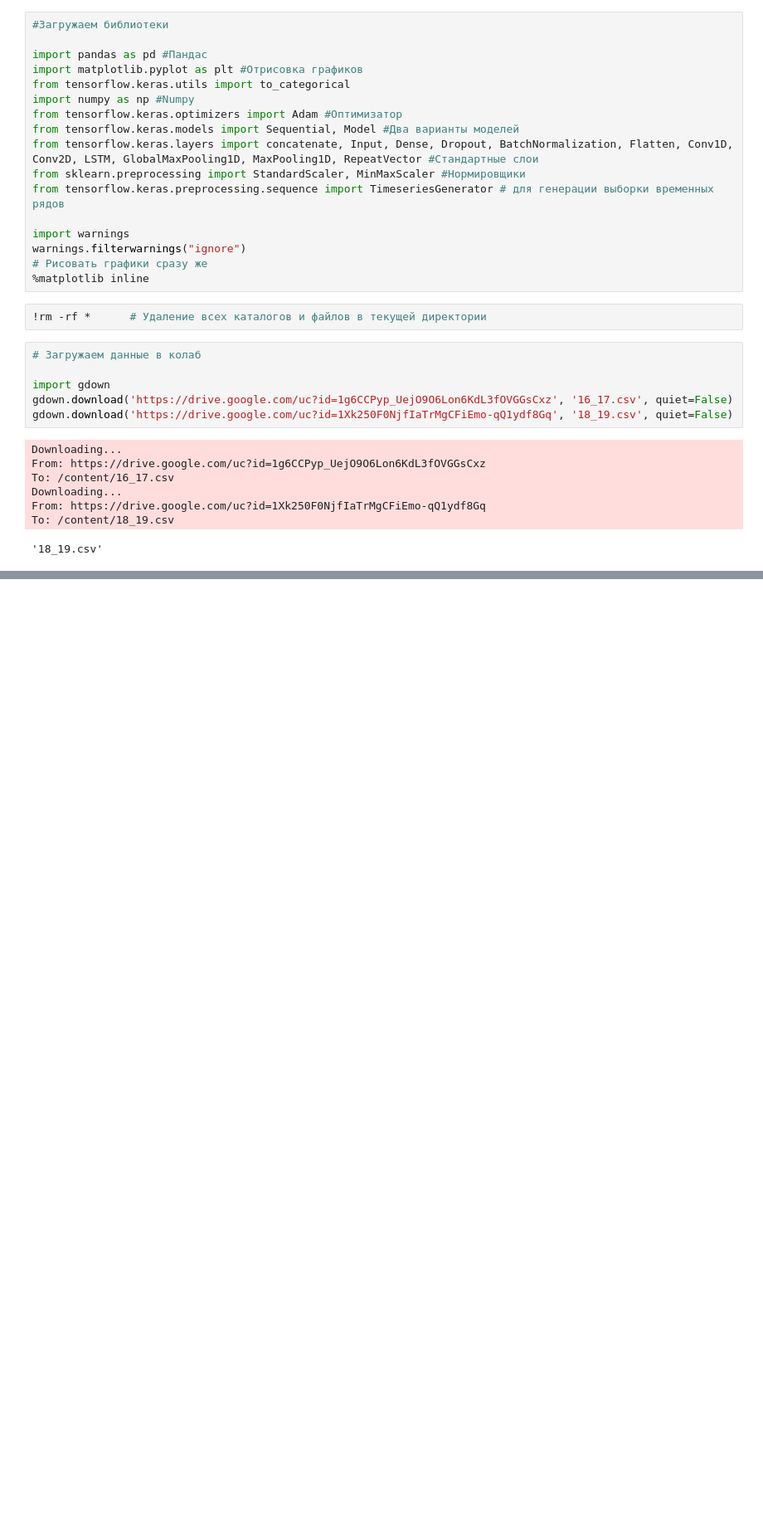
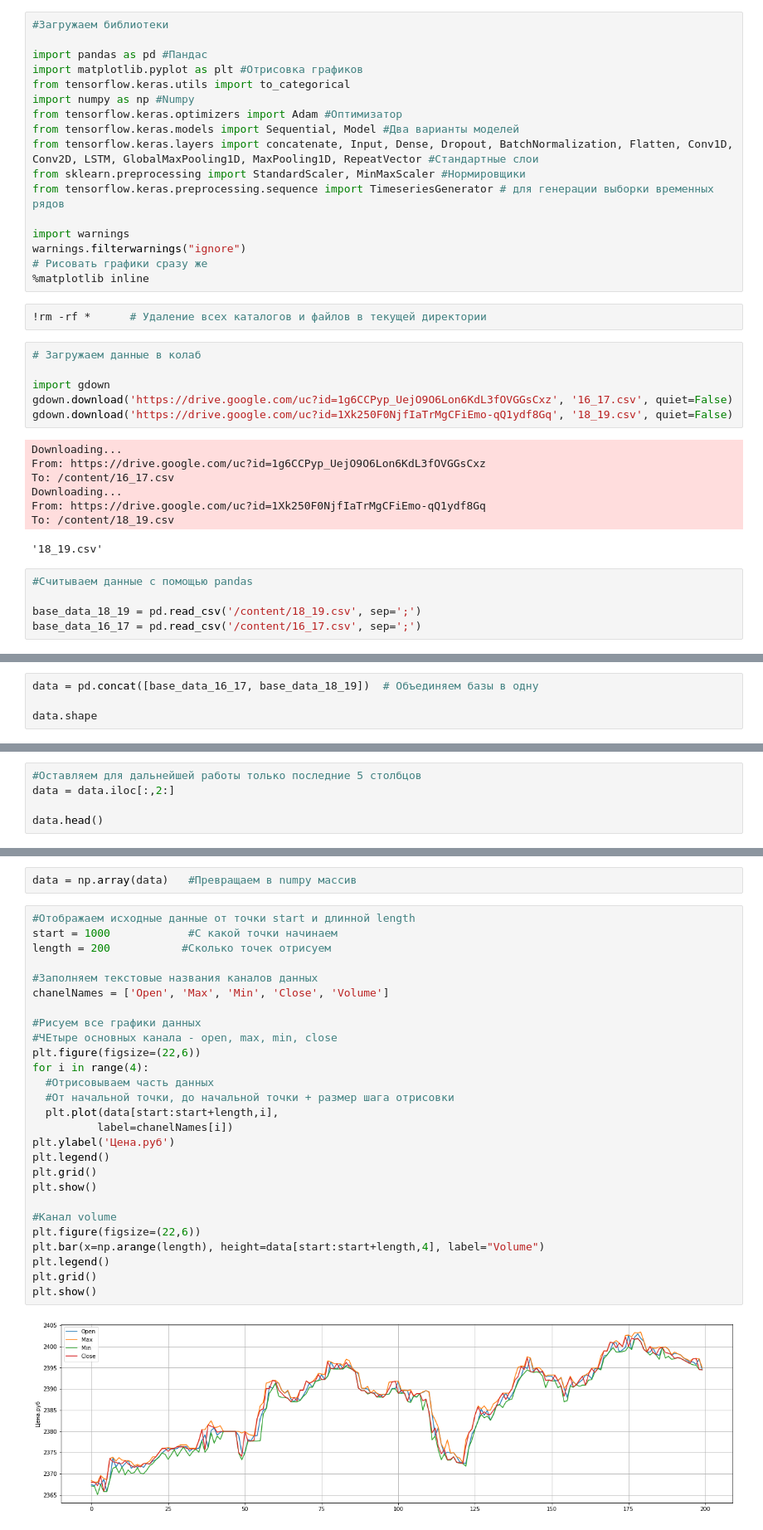
Before and after one commit to Igor-Belskiy/AI_University, a Jupyter notebook: Полносвязные_и_рекуррентные_нейронные_сети_для_прогнозирования_временных_рядов_(Light).ipynb, the cells around one changed output, grey strips where cells are left out. Shown at 83% size. Cells and saved outputs as stored; diff of their text form; blank space fills up the shorter version.

```diff
--- a/Полносвязные_и_рекуррентные_нейронные_сети_для_прогнозирования_временных_рядов_(Light).ipynb
+++ b/Полносвязные_и_рекуррентные_нейронные_сети_для_прогнозирования_временных_рядов_(Light).ipynb
@@ -45,3 +45,8 @@ Downloading...
 From: https://drive.google.com/uc?id=1Xk250F0NjfIaTrMgCFiEmo-qQ1ydf8Gq
 To: /content/18_19.csv
 '18_19.csv'
+# %%
+#Считываем данные с помощью pandas
+
+base_data_18_19 = pd.read_csv('/content/18_19.csv', sep=';')
+base_data_16_17 = pd.read_csv('/content/16_17.csv', sep=';')
@@ -47,0 +80,4 @@ To: /content/18_19.csv
+# %%
+data = pd.concat([base_data_16_17, base_data_18_19])  # Объединяем базы в одну
+
+data.shape
@@ -47,0 +86,5 @@ To: /content/18_19.csv
+# %%
+#Оставляем для дальнейшей работы только последние 5 столбцов
+data = data.iloc[:,2:]
+
+data.head()
@@ -47,0 +98,31 @@ To: /content/18_19.csv
+# %%
+data = np.array(data)   #Превращаем в numpy массив
+# %%
+#Отображаем исходные данные от точки start и длинной length
+start = 1000            #С какой точки начинаем
+length = 200           #Сколько точек отрисуем
+
+#Заполняем текстовые названия каналов данных
+chanelNames = ['Open', 'Max', 'Min', 'Close', 'Volume']
+
+#Рисуем все графики данных
+#ЧЕтыре основных канала - open, max, min, close
+plt.figure(figsize=(22,6))
+for i in range(4):
+  #Отрисовываем часть данных
+  #От начальной точки, до начальной точки + размер шага отрисовки
+  plt.plot(data[start:start+length,i],
+          label=chanelNames[i])
+plt.ylabel('Цена.руб')
+plt.legend()
+plt.grid()
+plt.show()
+
+#Канал volume
+plt.figure(figsize=(22,6))
+plt.bar(x=np.arange(length), height=data[start:start+length,4], label="Volume")
+plt.legend()
+plt.grid()
+plt.show()
+# %% [output]
+[figure, added]
```
Also changed, not shown: parts of 9 cells of this notebook.
